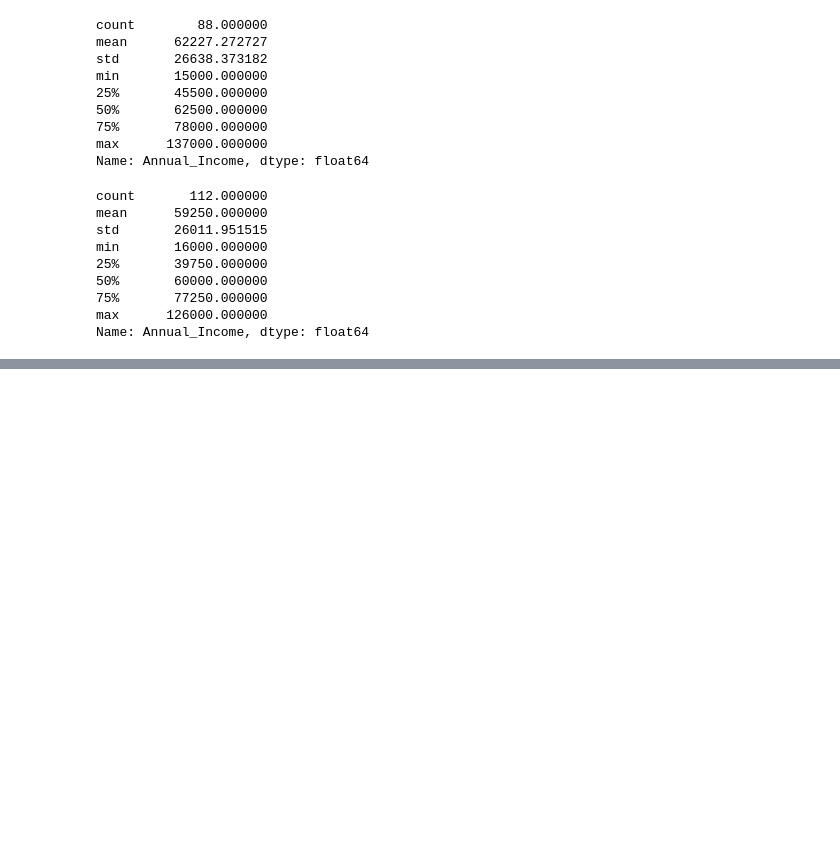
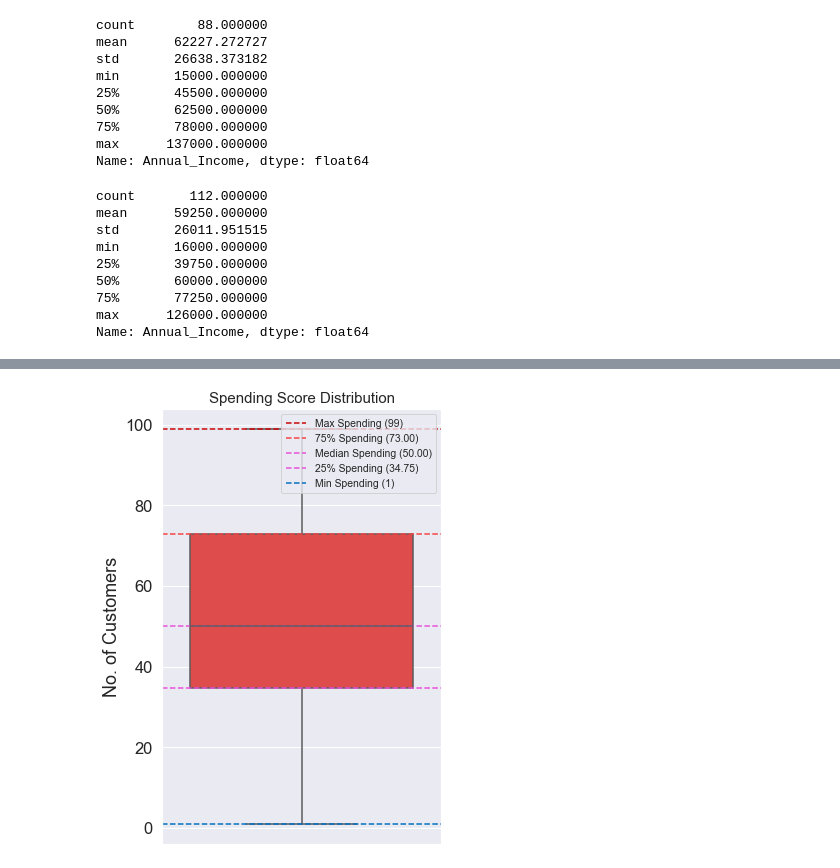
Before and after one commit to mayursrt/customer-segmentation-using-k-means, a Jupyter notebook: Customer Segmentation.ipynb, the cells around one changed output, grey strips where cells are left out. Cells and saved outputs as stored; diff of their text form; code cells hidden in the pictures; blank space fills up the shorter version.

```diff
--- a/Customer Segmentation.ipynb
+++ b/Customer Segmentation.ipynb
@@ -609,0 +636,17 @@ plt.show()
+# %%
+# Visualizing statistical data about Annual Income column
+fig, ax = plt.subplots(figsize=(5,8))
+sns.set(font_scale=1.5)
+ax = sns.boxplot(y=data['Spending_Score'], color="#f73434")
+ax.axhline(y=data['Spending_Score'].max(), linestyle='--',color='#c90404', label=f'Max Spending ({data.Spending_Score.max()})')
+ax.axhline(y=data['Spending_Score'].describe()[6], linestyle='--',color='#f74343', label=f'75% Spending ({data.Spending_Score.describe()[6]:.2f})')
+ax.axhline(y=data['Spending_Score'].median(), linestyle='--',color='#eb50db', label=f'Median Spending ({data.Spending_Score.median():.2f})')
+ax.axhline(y=data['Spending_Score'].describe()[4], linestyle='--',color='#eb50db', label=f'25% Spending ({data.Spending_Score.describe()[4]:.2f})')
+ax.axhline(y=data['Spending_Score'].min(), linestyle='--',color='#046ebf', label=f'Min Spending ({data.Spending_Score.min()})')
+ax.legend(fontsize='xx-small', loc='upper right')
+ax.set_ylabel('No. of Customers')
+
+plt.title('Spending Score Distribution', fontsize = 15)
+plt.show()
+# %% [output]
+[figure, added]
```
Also changed, not shown: parts of 10 cells of this notebook.
